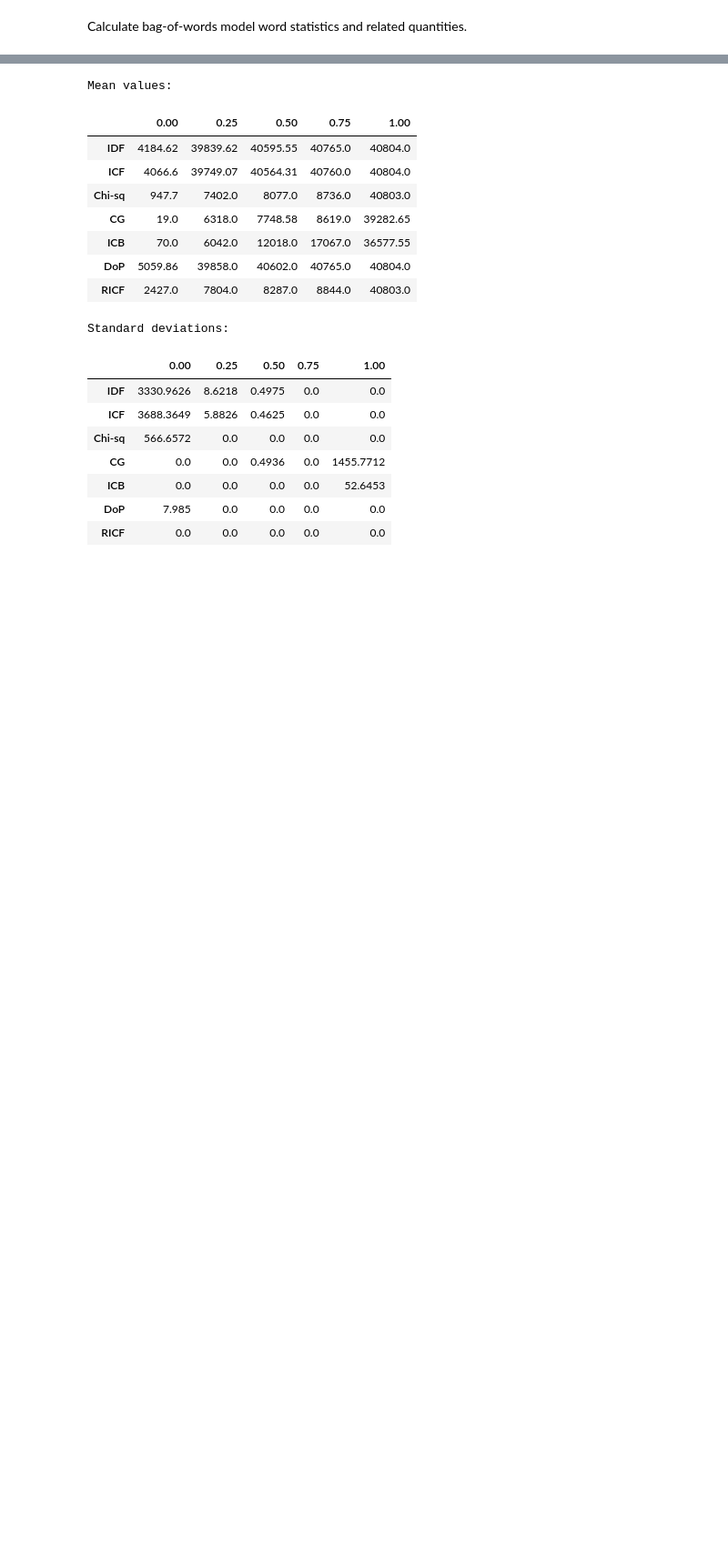
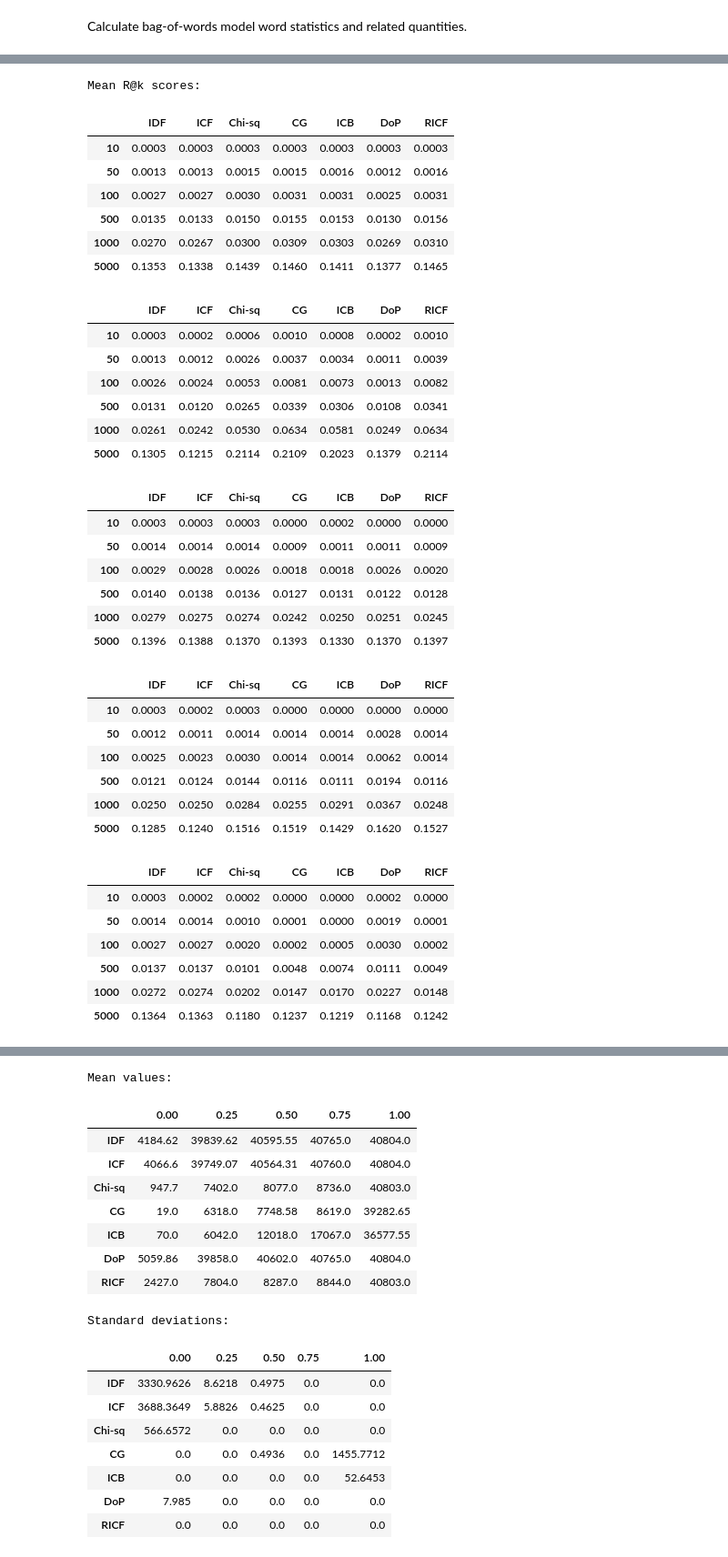
Before and after one commit to Sheridan-Stable/bursty-term-measure, a Jupyter notebook: genia/3-tables/tables.ipynb, the cells around one changed output, grey strips where cells are left out. Shown at 91% size. Drawn from its saved outputs; the diff is of its cells as text; code cells hidden in the pictures; blank space fills up the shorter version.

```diff
--- a/genia/3-tables/tables.ipynb
+++ b/genia/3-tables/tables.ipynb
@@ -487,0 +628,67 @@ Here we reproduce the result of Table 5 from the paper.
+# %%
+# Calculate mean R@k scores and write to CSV
+all_rk_scores_means = calc_score_means(all_rk_scores)
+os.makedirs('table-5', exist_ok=True)
+pd.DataFrame(all_rk_scores_means[0]).to_csv('table-5/all-rk-means.csv', index=False)
+pd.DataFrame(all_rk_scores_means[1]).to_csv('table-5/amino_acid-rk-means.csv', index=False)
+pd.DataFrame(all_rk_scores_means[2]).to_csv('table-5/nucleotide-rk-means.csv', index=False)
+pd.DataFrame(all_rk_scores_means[3]).to_csv('table-5/multicell-rk-means.csv', index=False)
+pd.DataFrame(all_rk_scores_means[4]).to_csv('table-5/cell-rk-means.csv', index=False)
+pd.DataFrame(all_rk_scores_means[5]).to_csv('table-5/other-rk-means.csv', index=False)
+
+# Calculate standard deviations for R@k scores and write to CSV
+all_rk_scores_sds = calc_score_sds(all_rk_scores)
+os.makedirs('table-12', exist_ok=True)
+pd.DataFrame(all_rk_scores_sds[0]).to_csv('table-12/all-rk-sds.csv', index=False)
+pd.DataFrame(all_rk_scores_sds[1]).to_csv('table-12/amino_acid-rk-sds.csv', index=False)
+pd.DataFrame(all_rk_scores_sds[2]).to_csv('table-12/nucleotide-rk-sds.csv', index=False)
+pd.DataFrame(all_rk_scores_sds[3]).to_csv('table-12/multicell-rk-sds.csv', index=False)
+pd.DataFrame(all_rk_scores_sds[4]).to_csv('table-12/cell-rk-sds.csv', index=False)
+pd.DataFrame(all_rk_scores_sds[5]).to_csv('table-12/other-rk-sds.csv', index=False)
+# %%
+# Display mean R@k scores console
+print("Mean R@k scores:")
+with pd.option_context('display.precision', 4):
+    display(all_rk_scores_means[0].round(4))
+    display(all_rk_scores_means[1].round(4))
+    display(all_rk_scores_means[2].round(4))
+    display(all_rk_scores_means[3].round(4))
+    display(all_rk_scores_means[4].round(4))
+    display(all_rk_scores_means[5].round(4))
+# %% [output]
+Mean R@k scores:
+|  | IDF | ICF | Chi-sq | CG | ICB | DoP | RICF |
+| 10 | 0.0003 | 0.0003 | 0.0003 | 0.0003 | 0.0003 | 0.0003 | 0.0003 |
+| 50 | 0.0013 | 0.0013 | 0.0015 | 0.0015 | 0.0016 | 0.0012 | 0.0016 |
+| 100 | 0.0027 | 0.0027 | 0.0030 | 0.0031 | 0.0031 | 0.0025 | 0.0031 |
+| 500 | 0.0135 | 0.0133 | 0.0150 | 0.0155 | 0.0153 | 0.0130 | 0.0156 |
+| 1000 | 0.0270 | 0.0267 | 0.0300 | 0.0309 | 0.0303 | 0.0269 | 0.0310 |
+| 5000 | 0.1353 | 0.1338 | 0.1439 | 0.1460 | 0.1411 | 0.1377 | 0.1465 |
+|  | IDF | ICF | Chi-sq | CG | ICB | DoP | RICF |
+| 10 | 0.0003 | 0.0002 | 0.0006 | 0.0010 | 0.0008 | 0.0002 | 0.0010 |
+| 50 | 0.0013 | 0.0012 | 0.0026 | 0.0037 | 0.0034 | 0.0011 | 0.0039 |
+| 100 | 0.0026 | 0.0024 | 0.0053 | 0.0081 | 0.0073 | 0.0013 | 0.0082 |
+| 500 | 0.0131 | 0.0120 | 0.0265 | 0.0339 | 0.0306 | 0.0108 | 0.0341 |
+| 1000 | 0.0261 | 0.0242 | 0.0530 | 0.0634 | 0.0581 | 0.0249 | 0.0634 |
+| 5000 | 0.1305 | 0.1215 | 0.2114 | 0.2109 | 0.2023 | 0.1379 | 0.2114 |
+|  | IDF | ICF | Chi-sq | CG | ICB | DoP | RICF |
+| 10 | 0.0003 | 0.0003 | 0.0003 | 0.0000 | 0.0002 | 0.0000 | 0.0000 |
+| 50 | 0.0014 | 0.0014 | 0.0014 | 0.0009 | 0.0011 | 0.0011 | 0.0009 |
+| 100 | 0.0029 | 0.0028 | 0.0026 | 0.0018 | 0.0018 | 0.0026 | 0.0020 |
+| 500 | 0.0140 | 0.0138 | 0.0136 | 0.0127 | 0.0131 | 0.0122 | 0.0128 |
+| 1000 | 0.0279 | 0.0275 | 0.0274 | 0.0242 | 0.0250 | 0.0251 | 0.0245 |
+| 5000 | 0.1396 | 0.1388 | 0.1370 | 0.1393 | 0.1330 | 0.1370 | 0.1397 |
+|  | IDF | ICF | Chi-sq | CG | ICB | DoP | RICF |
+| 10 | 0.0003 | 0.0002 | 0.0003 | 0.0000 | 0.0000 | 0.0000 | 0.0000 |
+| 50 | 0.0012 | 0.0011 | 0.0014 | 0.0014 | 0.0014 | 0.0028 | 0.0014 |
+| 100 | 0.0025 | 0.0023 | 0.0030 | 0.0014 | 0.0014 | 0.0062 | 0.0014 |
+| 500 | 0.0121 | 0.0124 | 0.0144 | 0.0116 | 0.0111 | 0.0194 | 0.0116 |
+| 1000 | 0.0250 | 0.0250 | 0.0284 | 0.0255 | 0.0291 | 0.0367 | 0.0248 |
+| 5000 | 0.1285 | 0.1240 | 0.1516 | 0.1519 | 0.1429 | 0.1620 | 0.1527 |
+|  | IDF | ICF | Chi-sq | CG | ICB | DoP | RICF |
+| 10 | 0.0003 | 0.0002 | 0.0002 | 0.0000 | 0.0000 | 0.0002 | 0.0000 |
+| 50 | 0.0014 | 0.0014 | 0.0010 | 0.0001 | 0.0000 | 0.0019 | 0.0001 |
+| 100 | 0.0027 | 0.0027 | 0.0020 | 0.0002 | 0.0005 | 0.0030 | 0.0002 |
+| 500 | 0.0137 | 0.0137 | 0.0101 | 0.0048 | 0.0074 | 0.0111 | 0.0049 |
+| 1000 | 0.0272 | 0.0274 | 0.0202 | 0.0147 | 0.0170 | 0.0227 | 0.0148 |
+| 5000 | 0.1364 | 0.1363 | 0.1180 | 0.1237 | 0.1219 | 0.1168 | 0.1242 |
```
Also changed, not shown: parts of 58 cells of this notebook, 53 other files.
